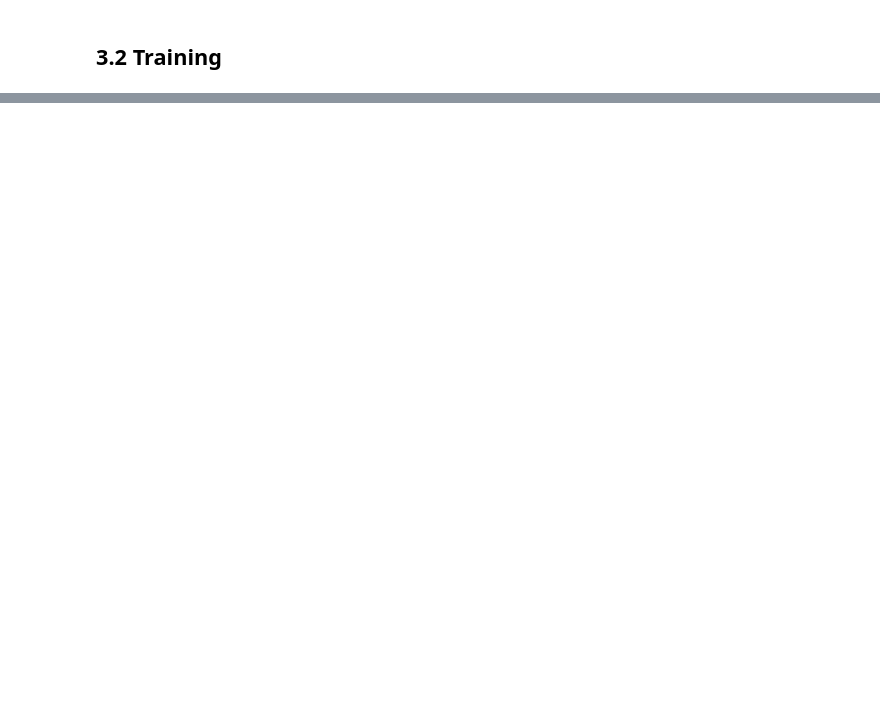
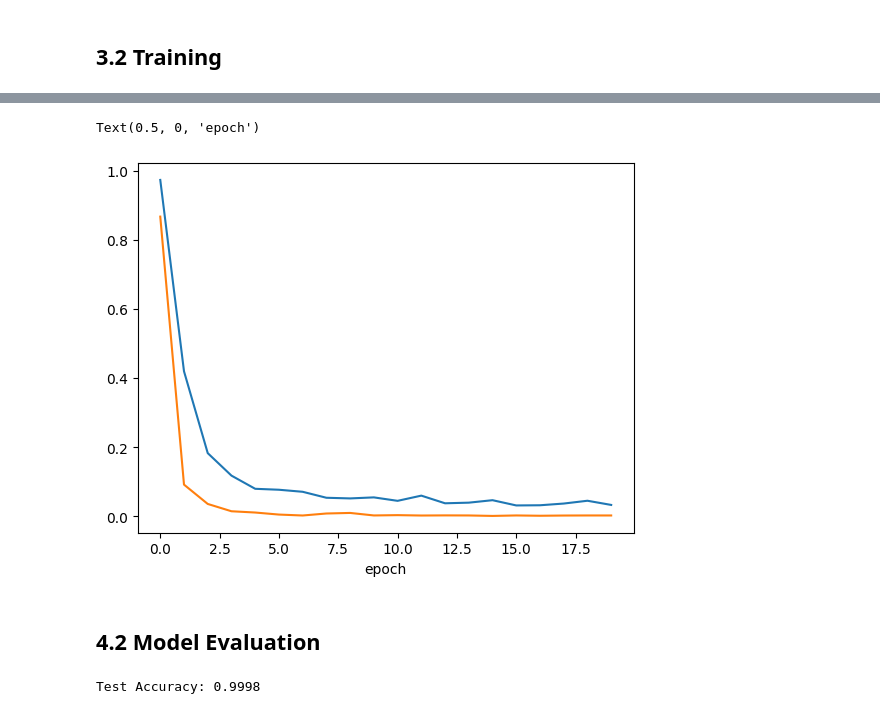
Before and after one commit to yunzinan/BCI-emotion-recognition, a Jupyter notebook: conformer.ipynb, the cells around one changed output, grey strips where cells are left out. Cells and saved outputs as stored; diff of their text form; code cells hidden in the pictures; blank space fills up the shorter version.

```diff
--- a/conformer.ipynb
+++ b/conformer.ipynb
@@ -337,0 +457,30 @@ Epoch 10/10 - Train Loss: 0.0344 - Train Accuracy: 0.9910 - Test Loss: 0.0000 -
+# %%
+plt.plot(train_loss_list, label='train_loss')
+plt.plot(test_loss_list, label='test_loss')
+plt.xlabel('epoch')
+# %% [output]
+Text(0.5, 0, 'epoch')
+[figure, added]
+# %% [markdown]
+## 4.2 Model Evaluation
+# %%
+best_model.eval()
+with torch.no_grad():
+    correct = 0
+    total = 0
+
+    for inputs, labels in test_loader:
+        inputs = inputs.to(device)
+        labels = labels.to(device)
+
+        outputs = best_model(inputs)
+        _, predicted = torch.max(outputs.data, 1)
+        _, label = torch.max(labels, 1)
+        total += labels.size(0)
+        correct += (predicted == label).sum().item()
+
+    test_accuracy = correct / total
+
+print(f"Test Accuracy: {test_accuracy:.4f}")
+# %% [output]
+Test Accuracy: 0.9998
```
Also changed, not shown: parts of 25 cells of this notebook, 4 other files.
